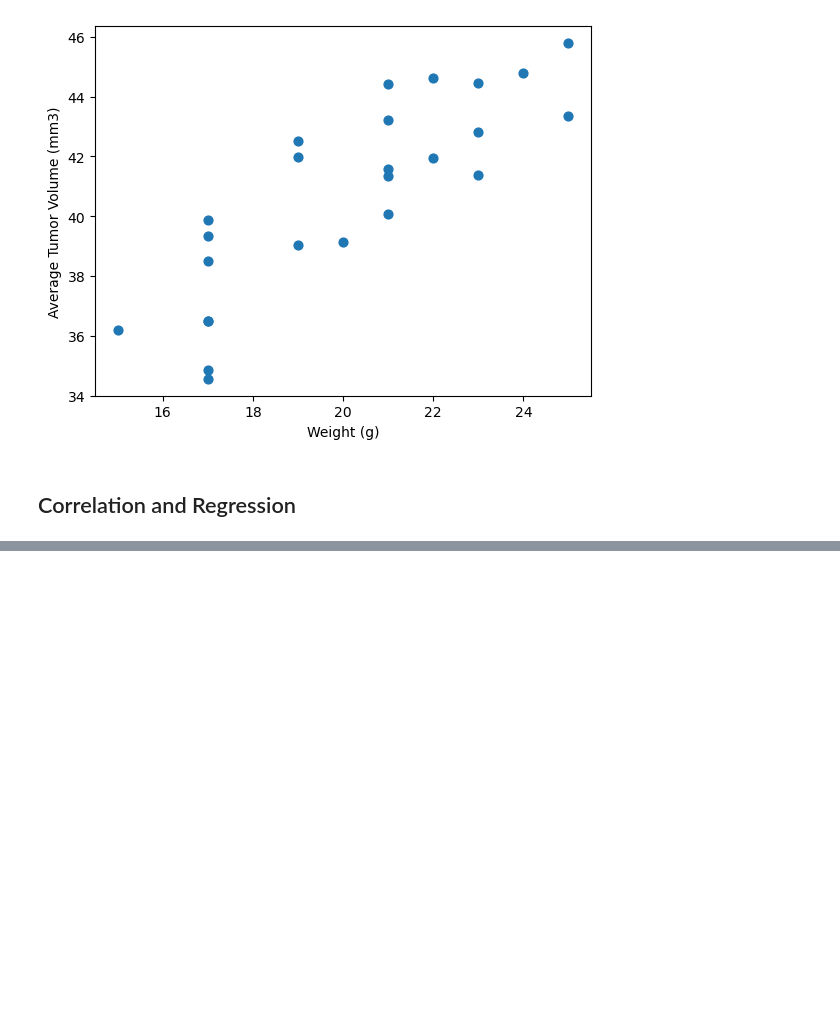
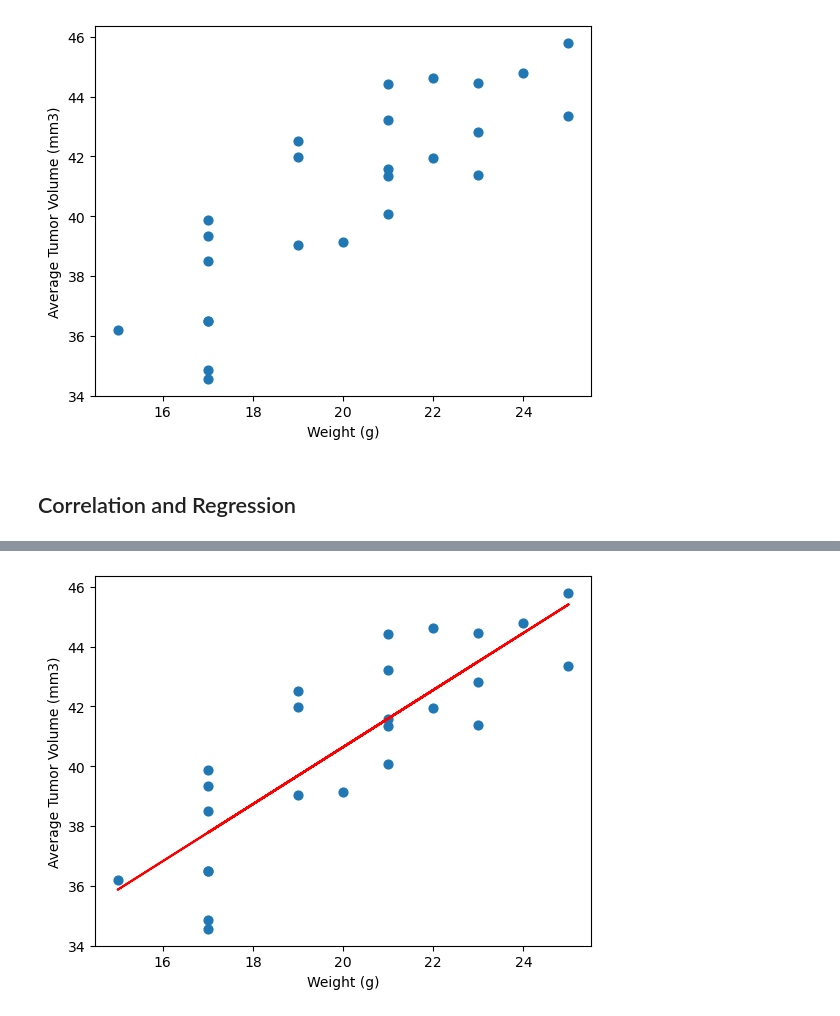
Before and after one commit to bsvab/python-plotting-challenge, a Jupyter notebook: Pymaceuticals/pymaceuticals.ipynb, the cells around one changed output, grey strips where cells are left out. Cells and saved outputs as stored; diff of their text form; code cells hidden in the pictures; blank space fills up the shorter version.

```diff
--- a/Pymaceuticals/pymaceuticals.ipynb
+++ b/Pymaceuticals/pymaceuticals.ipynb
@@ -316,0 +299,19 @@ The correlation between mouse weight and the average tumor volume is 0.84
+# %%
+# Calculate the correlation coefficient and a linear regression model
+# for mouse weight and average observed tumor volume for the entire Capomulin regimen
+
+treatment = 'Capomulin'
+mask = data_clean['Drug Regimen'] == treatment
+data_clean_1treatment = data_clean[mask]
+
+avg_tv = data_clean_1treatment.groupby('Mouse ID')[['Tumor Volume (mm3)','Weight (g)']].mean()
+avg_tv
+avg_tv.plot(kind='scatter', x='Weight (g)', y='Tumor Volume (mm3)', s=40,ylabel='Average Tumor Volume (mm3)')
+
+coefficients = np.polyfit(avg_tv['Weight (g)'], avg_tv['Tumor Volume (mm3)'], 1)
+polynomial = np.poly1d(coefficients)
+plt.plot(avg_tv['Weight (g)'], polynomial(avg_tv['Weight (g)']), color='r')
+
+plt.show()
+# %% [output]
+[figure, added]
```
Also changed, not shown: parts of 5 cells of this notebook, 11 other files.
